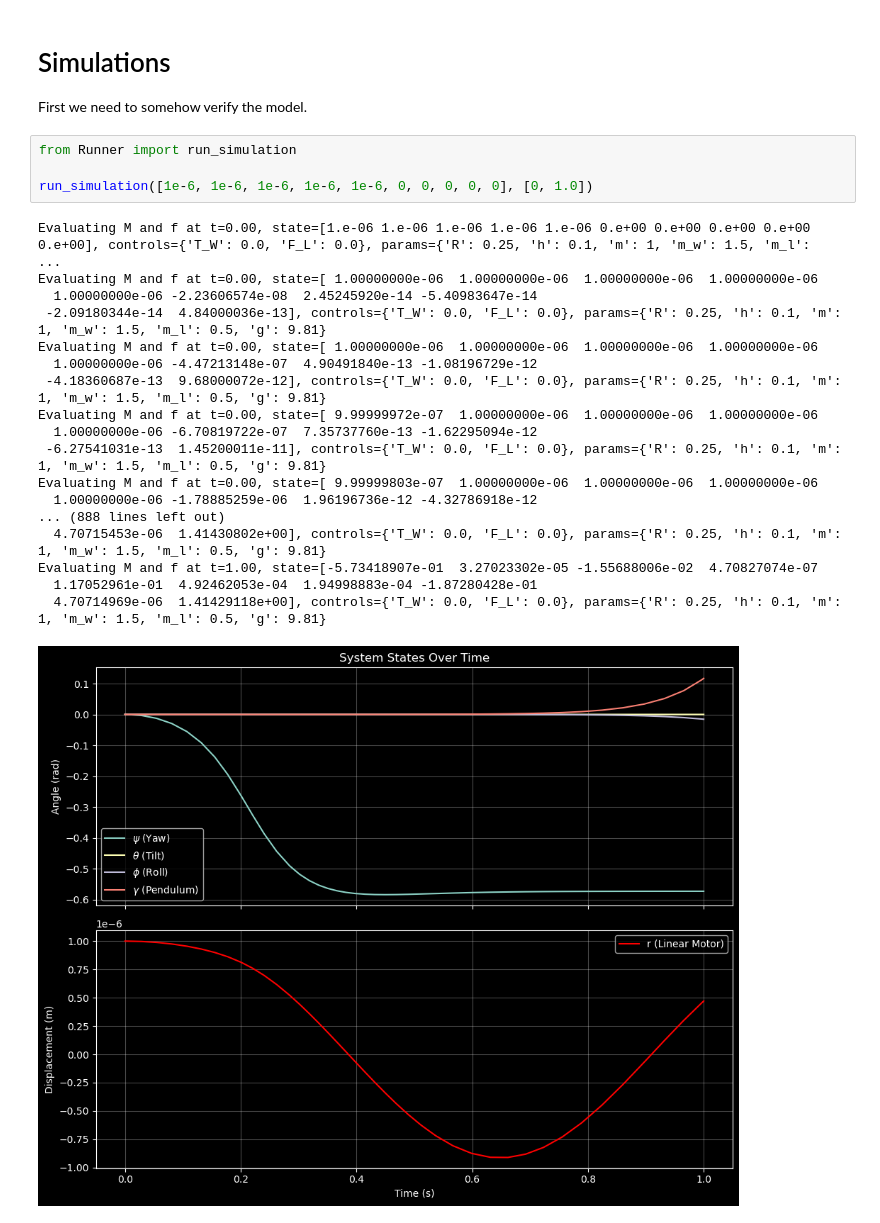
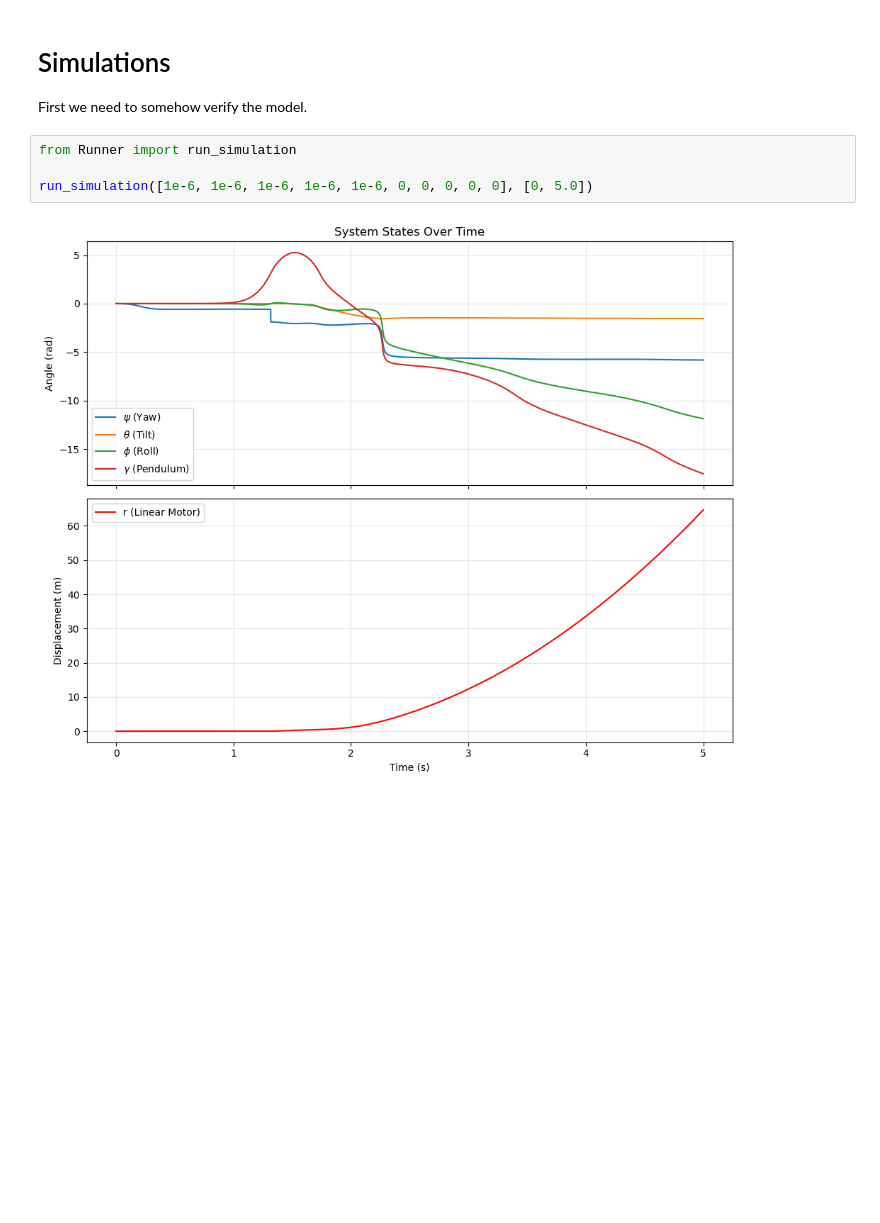
Before and after one commit to gaoshenghan1130/Python_Simu4Unicycle, a Jupyter notebook: Derivation/Unicycle/UnicycleMode.ipynb, the cells around one changed output. Drawn from its saved outputs; the diff is of its cells as text; blank space fills up the shorter version.

```diff
--- a/Derivation/Unicycle/UnicycleMode.ipynb
+++ b/Derivation/Unicycle/UnicycleMode.ipynb
@@ -8,23 +8,6 @@ First we need to somehow verify the model.
 # %%
 from Runner import run_simulation
 
-run_simulation([1e-6, 1e-6, 1e-6, 1e-6, 1e-6, 0, 0, 0, 0, 0], [0, 1.0])
+run_simulation([1e-6, 1e-6, 1e-6, 1e-6, 1e-6, 0, 0, 0, 0, 0], [0, 5.0])
 # %% [output]
-Evaluating M and f at t=0.00, state=[1.e-06 1.e-06 1.e-06 1.e-06 1.e-06 0.e+00 0.e+00 0.e+00 0.e+00 0.e+00], controls={'T_W': 0.0, 'F_L': 0.0}, params={'R': 0.25, 'h': 0.1, 'm': 1, 'm_w': 1.5, 'm_l':  ...
-Evaluating M and f at t=0.00, state=[ 1.00000000e-06  1.00000000e-06  1.00000000e-06  1.00000000e-06
-  1.00000000e-06 -2.23606574e-08  2.45245920e-14 -5.40983647e-14
- -2.09180344e-14  4.84000036e-13], controls={'T_W': 0.0, 'F_L': 0.0}, params={'R': 0.25, 'h': 0.1, 'm': 1, 'm_w': 1.5, 'm_l': 0.5, 'g': 9.81}
-Evaluating M and f at t=0.00, state=[ 1.00000000e-06  1.00000000e-06  1.00000000e-06  1.00000000e-06
-  1.00000000e-06 -4.47213148e-07  4.90491840e-13 -1.08196729e-12
- -4.18360687e-13  9.68000072e-12], controls={'T_W': 0.0, 'F_L': 0.0}, params={'R': 0.25, 'h': 0.1, 'm': 1, 'm_w': 1.5, 'm_l': 0.5, 'g': 9.81}
-Evaluating M and f at t=0.00, state=[ 9.99999972e-07  1.00000000e-06  1.00000000e-06  1.00000000e-06
-  1.00000000e-06 -6.70819722e-07  7.35737760e-13 -1.62295094e-12
- -6.27541031e-13  1.45200011e-11], controls={'T_W': 0.0, 'F_L': 0.0}, params={'R': 0.25, 'h': 0.1, 'm': 1, 'm_w': 1.5, 'm_l': 0.5, 'g': 9.81}
-Evaluating M and f at t=0.00, state=[ 9.99999803e-07  1.00000000e-06  1.00000000e-06  1.00000000e-06
-  1.00000000e-06 -1.78885259e-06  1.96196736e-12 -4.32786918e-12
-... (888 lines left out)
-  4.70715453e-06  1.41430802e+00], controls={'T_W': 0.0, 'F_L': 0.0}, params={'R': 0.25, 'h': 0.1, 'm': 1, 'm_w': 1.5, 'm_l': 0.5, 'g': 9.81}
-Evaluating M and f at t=1.00, state=[-5.73418907e-01  3.27023302e-05 -1.55688006e-02  4.70827074e-07
-  1.17052961e-01  4.92462053e-04  1.94998883e-04 -1.87280428e-01
-  4.70714969e-06  1.41429118e+00], controls={'T_W': 0.0, 'F_L': 0.0}, params={'R': 0.25, 'h': 0.1, 'm': 1, 'm_w': 1.5, 'm_l': 0.5, 'g': 9.81}
-[figure, old version]
+[figure, new version]
```
Also changed, not shown: 4 other files.
